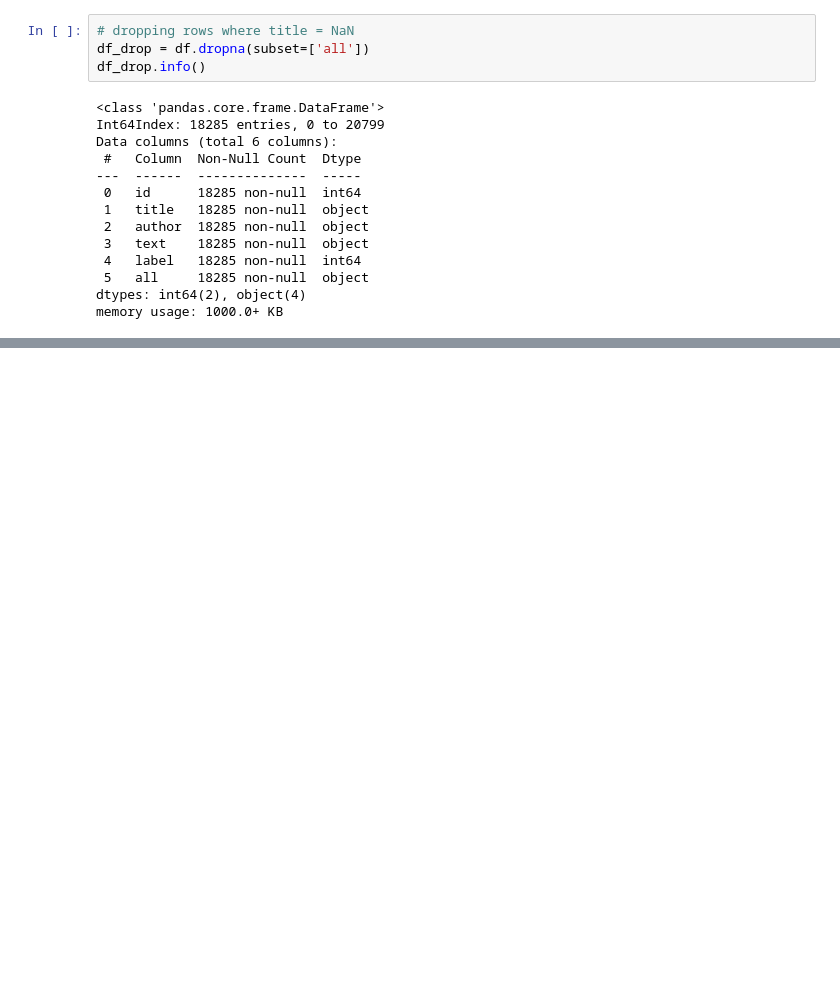
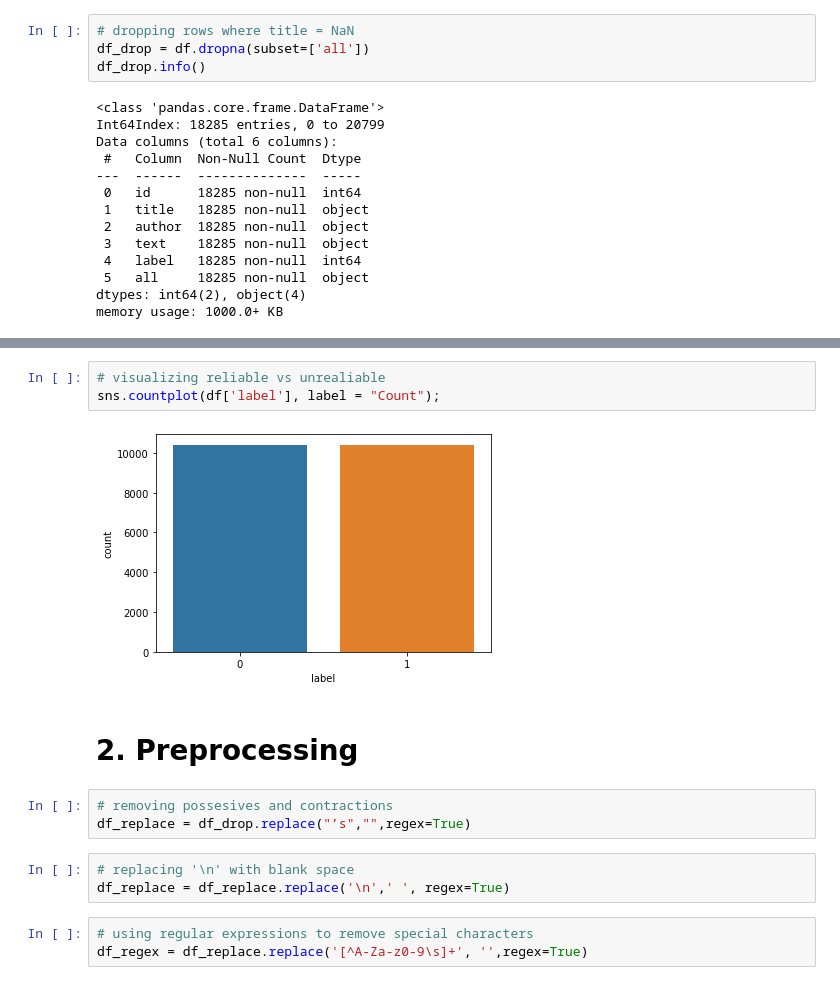
Before and after one commit to emilbello/newsish, a Jupyter notebook: FakeNewsPredictor.ipynb, the cells around one changed output, grey strips where cells are left out. Saved outputs shown, nothing was run; the diff lists cells and outputs as text; blank space fills up the shorter version.

```diff
--- a/FakeNewsPredictor.ipynb
+++ b/FakeNewsPredictor.ipynb
@@ -158,0 +150,16 @@ TypeError: sequence item 64: expected str instance, float found
+# %%
+# visualizing reliable vs unrealiable
+sns.countplot(df['label'], label = "Count");
+# %% [output]
+[figure, added]
+# %% [markdown]
+# 2. Preprocessing
+# %%
+# removing possesives and contractions
+df_replace = df_drop.replace("’s","",regex=True)
+# %%
+# replacing '\n' with blank space
+df_replace = df_replace.replace('\n',' ', regex=True)
+# %%
+# using regular expressions to remove special characters
+df_regex = df_replace.replace('[^A-Za-z0-9\s]+', '',regex=True)
```
Also changed, not shown: parts of 19 cells of this notebook.
